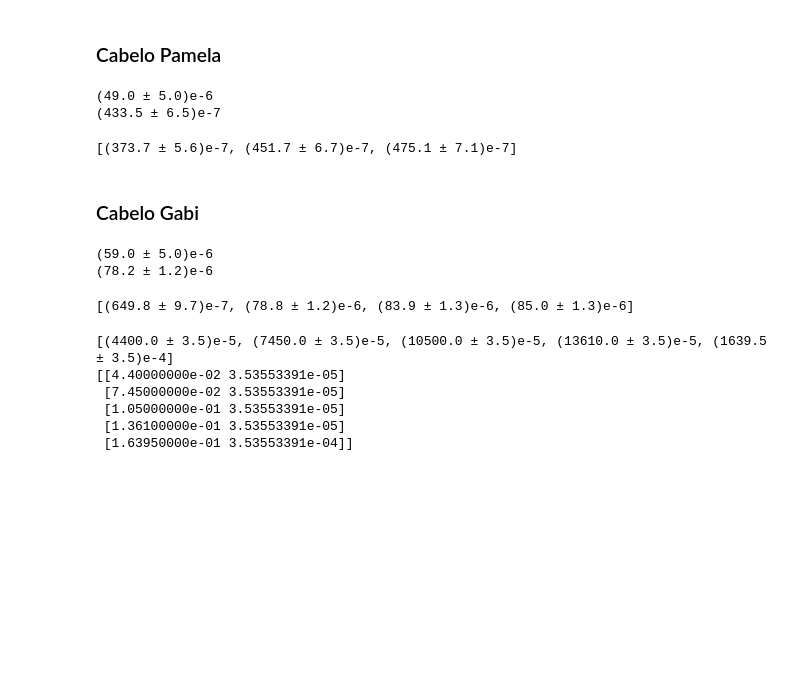
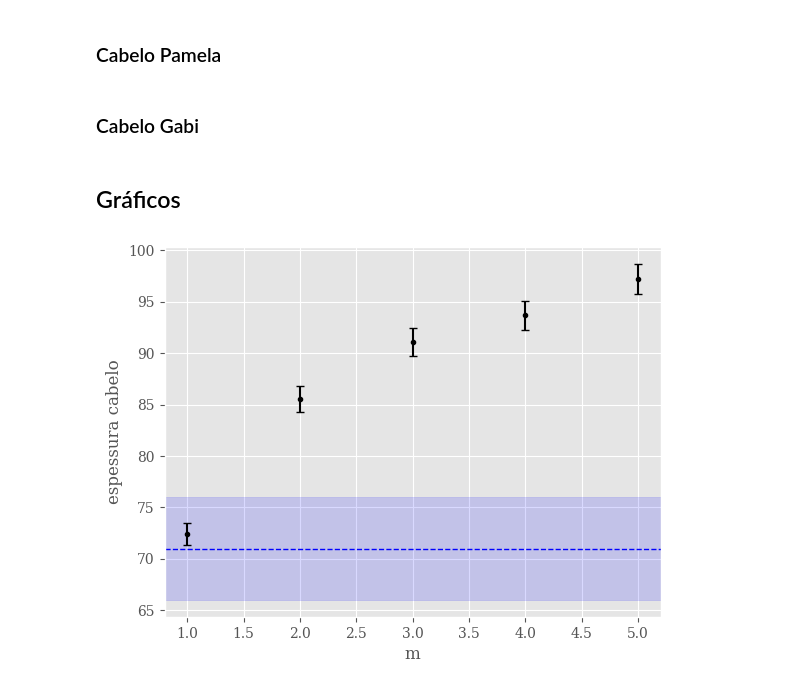
Before and after one commit to Lucas-GBP/laboratorio-experimental, a Jupyter notebook: src/experimento-eletivo.ipynb, the cells around one changed output. Saved outputs shown, nothing was run; the diff lists cells and outputs as text; code cells hidden in the pictures; blank space fills up the shorter version.

Commit message:
graficos preliminares

```diff
--- a/src/experimento-eletivo.ipynb
+++ b/src/experimento-eletivo.ipynb
@@ -63,11 +72,8 @@ dados[pessoa]["y_arr"] = [   # Distância entre os máximo de ordem m+1
     (regua(17.26)+regua(15.53))/2
 ]
 
-d_arr = espessura_arr(
+dados[pessoa]["d_arr"] = espessura_arr(
     lambda_ = lambda_,
     x = dados[pessoa]["x"],
     y = dados[pessoa]["y_arr"]
 )
-print(dados[pessoa]["espessura_micrometro"])
-print(average(d_arr))
-dados[pessoa]["y_arr"]
@@ -91,18 +89,11 @@ dados[pessoa]["y_arr"] = [   # Distância entre os máximo de ordem m+1
     (regua(21.35)+regua(18.40))/Me(2)
 ]
 
-d_arr = espessura_arr(
+dados[pessoa]["d_arr"] = espessura_arr(
     lambda_ = lambda_,
     x = dados[pessoa]["x"],
     y = dados[pessoa]["y_arr"]
 )
-print(dados[pessoa]["espessura_micrometro"])
-print(average(d_arr))
-d_arr
-# %% [output]
-(49.0 ± 5.0)e-6
-(433.5 ± 6.5)e-7
-[(373.7 ± 5.6)e-7, (451.7 ± 6.7)e-7, (475.1 ± 7.1)e-7]
 # %% [markdown]
 ### Cabelo Gabi
 # %%
@@ -116,26 +107,48 @@ dados[pessoa]["y_arr"] = [   # Distância entre os máximo de ordem m+1
     (regua(15.8)+regua(13.8))/2,
 ]
 
-d_arr = espessura_arr(
+dados[pessoa]["d_arr"] = espessura_arr(
     lambda_ = lambda_,
     x = dados[pessoa]["x"],
     y = dados[pessoa]["y_arr"]
 )
-print(dados[pessoa]["espessura_micrometro"])
-print(average(d_arr))
-d_arr
-# %% [output]
-(59.0 ± 5.0)e-6
-(78.2 ± 1.2)e-6
-[(649.8 ± 9.7)e-7, (78.8 ± 1.2)e-6, (83.9 ± 1.3)e-6, (85.0 ± 1.3)e-6]
-# %%
-numpy_arr = list2numpy(dados[pessoas[0]]["y_arr"], "list[[u,m]]")
-print(dados[pessoas[0]]["y_arr"])
-print(numpy_arr)
-# %% [output]
-[(4400.0 ± 3.5)e-5, (7450.0 ± 3.5)e-5, (10500.0 ± 3.5)e-5, (13610.0 ± 3.5)e-5, (1639.5 ± 3.5)e-4]
-[[4.40000000e-02 3.53553391e-05]
- [7.45000000e-02 3.53553391e-05]
- [1.05000000e-01 3.53553391e-05]
- [1.36100000e-01 3.53553391e-05]
- [1.63950000e-01 3.53553391e-04]]
+# %% [markdown]
+## Gráficos
+# %%
+data = dados["lucas"]
+d_arr, du_arr = list2numpy(data["d_arr"])
+scale = 10**6
+
+d_arr *= scale
+du_arr *= scale
+
+fig, ax = plt.subplots(1,1)
+ax.errorbar(
+    x = [v+1 for v, index in enumerate(d_arr)],
+    y = d_arr,
+    yerr = du_arr,
+    fmt = ".",
+    capsize=3,
+    capthick=1,
+    color = "black"
+)
+ax.set_xlim(ax.get_xlim())
+
+ax.axhline(data["espessura_micrometro"].m*scale,0, ls = "--", color = "blue", linewidth=1)
+# Faixa de incerteza semi-transparente
+ax.fill_between(
+    x=np.array(ax.get_xlim()),  # Obtém os limites do eixo x para preencher toda a largura do gráfico
+    y1=(data["espessura_micrometro"].m - data["espessura_micrometro"].u)*scale,
+    y2=(data["espessura_micrometro"].m + data["espessura_micrometro"].u)*scale,
+    color='blue',
+    alpha=0.15  # Define a transparência da faixa de incerteza
+)
+
+ax.set_xlabel('m')
+ax.set_ylabel('espessura cabelo')
+ax.set_title('')
+plt.show()
+
+#plt.savefig('grafico_preliminar', dpi=300, bbox_inches='tight', format='SVG')
+# %% [output]
+[figure, added]
```
Also changed, not shown: parts of 6 cells of this notebook, 1 other file.
